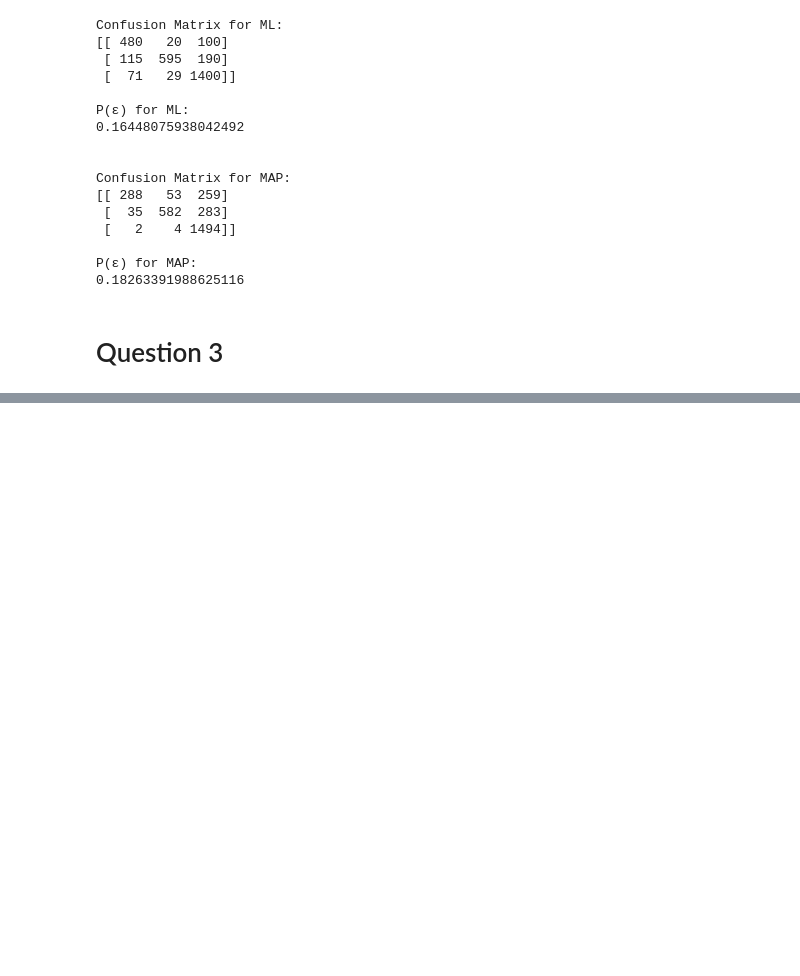
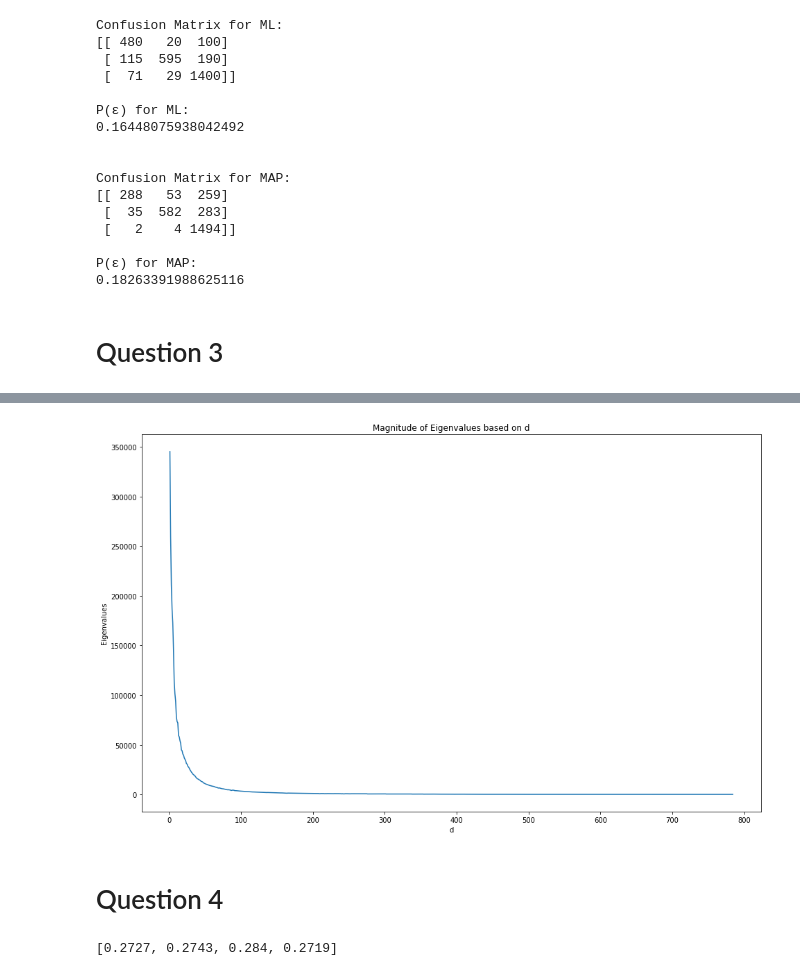
Before and after one commit to sujan-sube/pattern-recognition-asgmt, a Jupyter notebook: assignment-1/assignment-1.ipynb, the cells around one changed output, grey strips where cells are left out. Drawn from its saved outputs; the diff is of its cells as text; code cells hidden in the pictures; blank space fills up the shorter version.

```diff
--- a/assignment-1/assignment-1.ipynb
+++ b/assignment-1/assignment-1.ipynb
@@ -450,0 +566,15 @@ P(ε) for MAP:
+# %%
+# part e
+eig_vals, eig_vecs = np.linalg.eig(cov_train)
+ds = range(1, 785)
+
+fig, ax = plt.subplots(figsize=(16,10))
+plt.plot(ds, np.real(eig_vals))
+plt.xlabel('d')
+plt.ylabel('Eigenvalues')
+plt.title('Magnitude of Eigenvalues based on d')
+plt.show()
+# %% [output]
+[figure, added]
+# %% [markdown]
+# Question 4
@@ -450,0 +630,4 @@ P(ε) for MAP:
+# %%
+acc
+# %% [output]
+[0.2727, 0.2743, 0.284, 0.2719]
```
Also changed, not shown: parts of 12 cells of this notebook.
